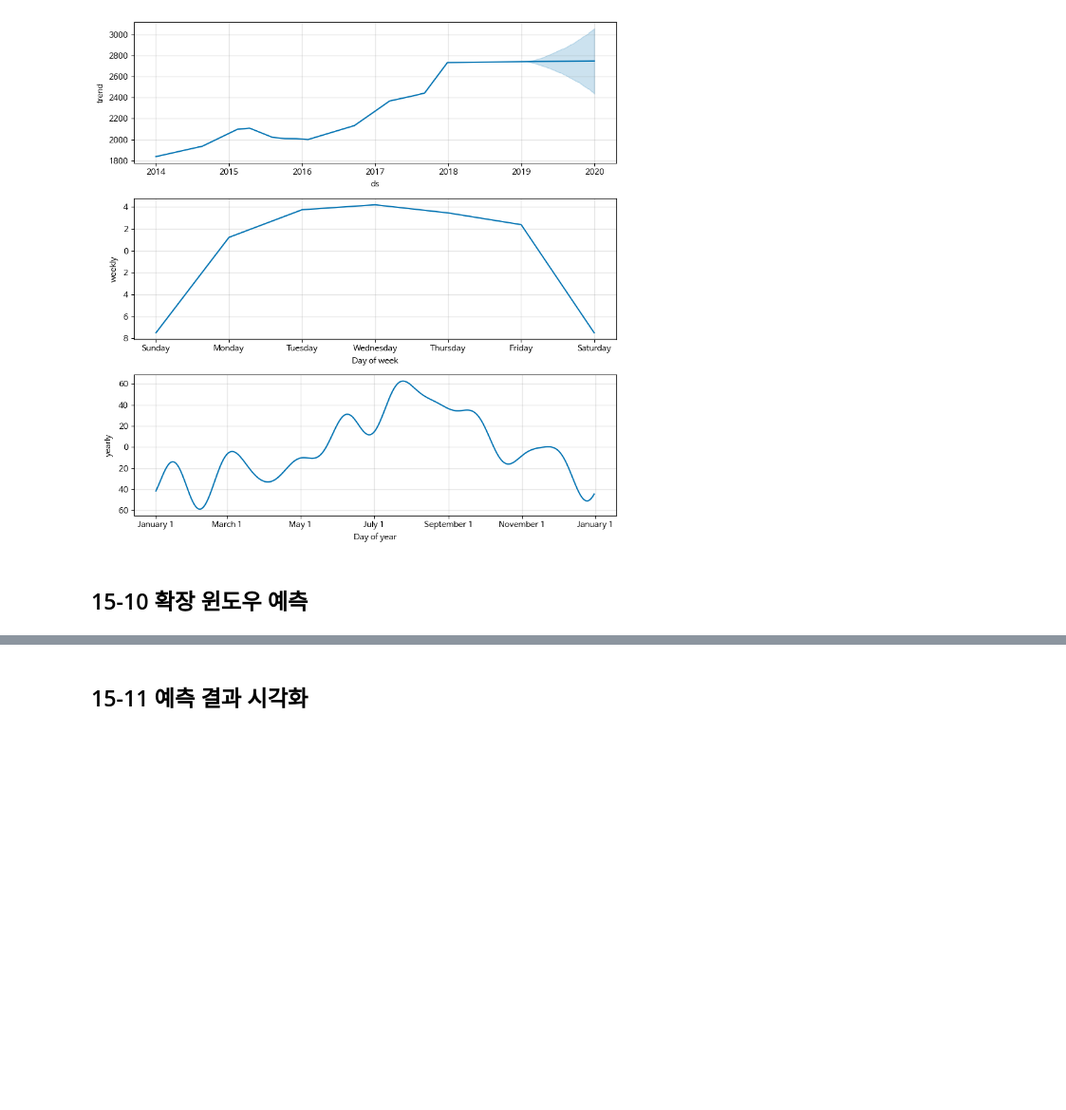
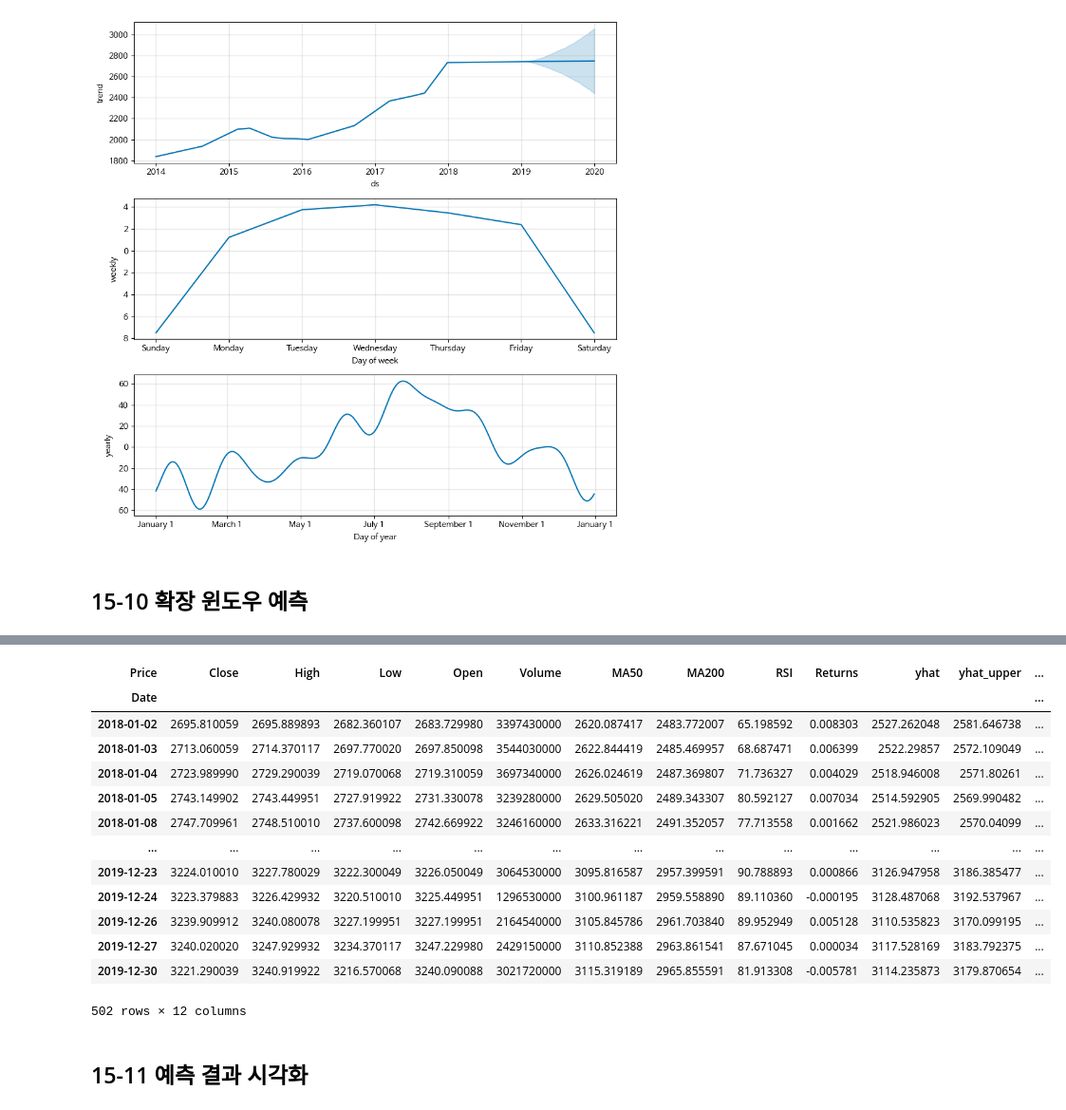
Before and after one commit to geondongKimOssData/Data-Analysis-with-Open-Source, a Jupyter notebook: 오픈소스_데이터_분석_15강.ipynb, the cells around one changed output, grey strips where cells are left out. Shown at 95% size. Cells and saved outputs as stored; diff of their text form; code cells hidden in the pictures; blank space fills up the shorter version.

```diff
--- a/오픈소스_데이터_분석_15강.ipynb
+++ b/오픈소스_데이터_분석_15강.ipynb
@@ -369,3 +387,20 @@ prophet_prediction_df = expanding_window_forecast(prophet_df[:'2018'], prophet_d
+# %%
+prophet_prediction_df
+# %% [output]
+| Price | Close | High | Low | Open | Volume | MA50 | MA200 | RSI | Returns | yhat | yhat_upper | ... |
+| Date |  |  |  |  |  |  |  |  |  |  |  | ... |
+| 2018-01-02 | 2695.810059 | 2695.889893 | 2682.360107 | 2683.729980 | 3397430000 | 2620.087417 | 2483.772007 | 65.198592 | 0.008303 | 2527.262048 | 2581.646738 | ... |
+| 2018-01-03 | 2713.060059 | 2714.370117 | 2697.770020 | 2697.850098 | 3544030000 | 2622.844419 | 2485.469957 | 68.687471 | 0.006399 | 2522.29857 | 2572.109049 | ... |
+| 2018-01-04 | 2723.989990 | 2729.290039 | 2719.070068 | 2719.310059 | 3697340000 | 2626.024619 | 2487.369807 | 71.736327 | 0.004029 | 2518.946008 | 2571.80261 | ... |
+| 2018-01-05 | 2743.149902 | 2743.449951 | 2727.919922 | 2731.330078 | 3239280000 | 2629.505020 | 2489.343307 | 80.592127 | 0.007034 | 2514.592905 | 2569.990482 | ... |
+| 2018-01-08 | 2747.709961 | 2748.510010 | 2737.600098 | 2742.669922 | 3246160000 | 2633.316221 | 2491.352057 | 77.713558 | 0.001662 | 2521.986023 | 2570.04099 | ... |
+| ... | ... | ... | ... | ... | ... | ... | ... | ... | ... | ... | ... | ... |
+| 2019-12-23 | 3224.010010 | 3227.780029 | 3222.300049 | 3226.050049 | 3064530000 | 3095.816587 | 2957.399591 | 90.788893 | 0.000866 | 3126.947958 | 3186.385477 | ... |
+| 2019-12-24 | 3223.379883 | 3226.429932 | 3220.510010 | 3225.449951 | 1296530000 | 3100.961187 | 2959.558890 | 89.110360 | -0.000195 | 3128.487068 | 3192.537967 | ... |
+| 2019-12-26 | 3239.909912 | 3240.080078 | 3227.199951 | 3227.199951 | 2164540000 | 3105.845786 | 2961.703840 | 89.952949 | 0.005128 | 3110.535823 | 3170.099195 | ... |
+| 2019-12-27 | 3240.020020 | 3247.929932 | 3234.370117 | 3247.229980 | 2429150000 | 3110.852388 | 2963.861541 | 87.671045 | 0.000034 | 3117.528169 | 3183.792375 | ... |
+| 2019-12-30 | 3221.290039 | 3240.919922 | 3216.570068 | 3240.090088 | 3021720000 | 3115.319189 | 2965.855591 | 81.913308 | -0.005781 | 3114.235873 | 3179.870654 | ... |
+502 rows × 12 columns
 # %% [markdown]
 ## 15-11 예측 결과 시각화
 # %%
```
Also changed, not shown: parts of 7 cells of this notebook.
